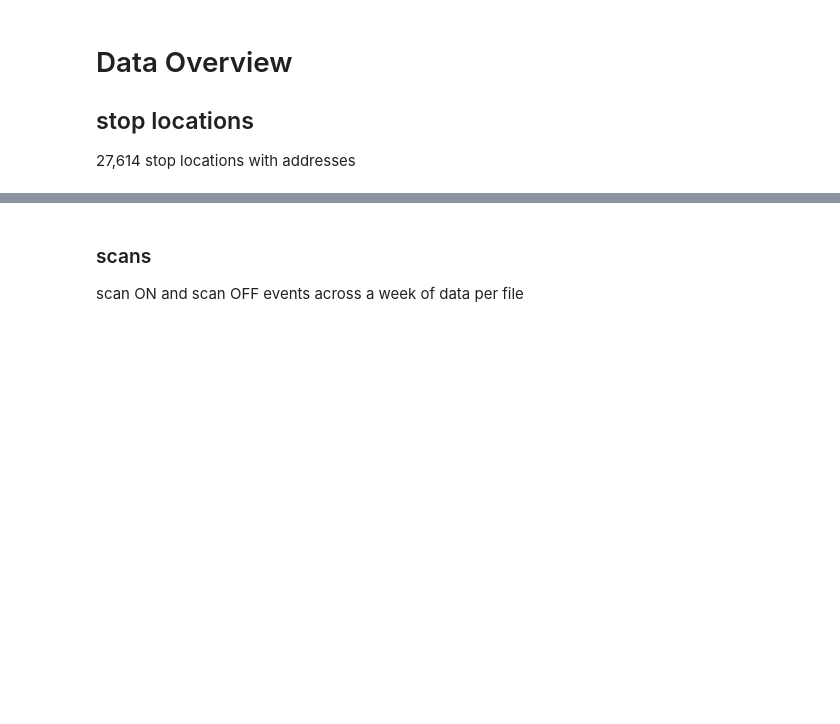
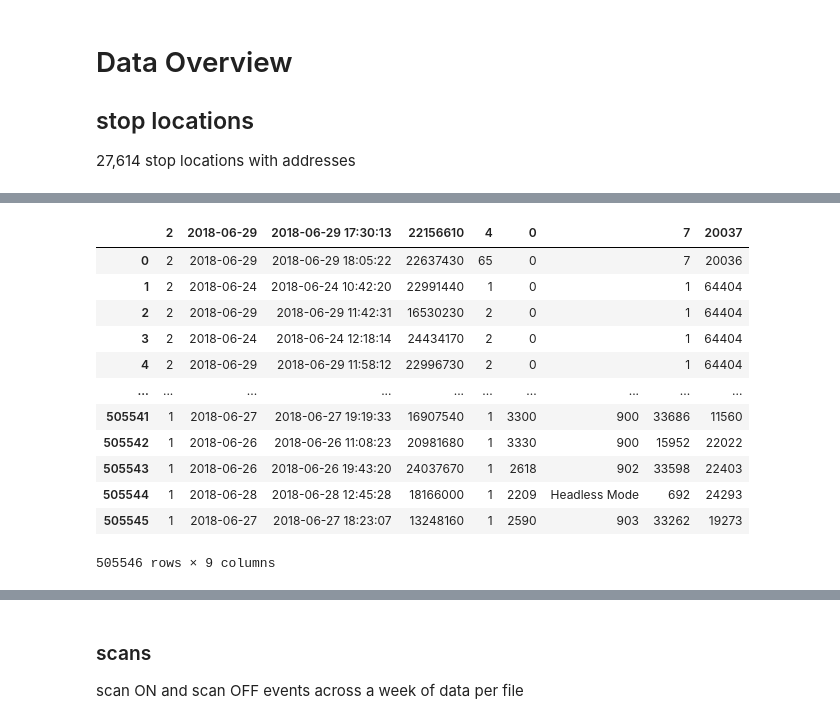
Before and after one commit to failure-driven/data-pipelines-in-ruby, a Jupyter notebook: notebooks/data_overview.ipynb, the cells around one changed output, grey strips where cells are left out. Drawn from its saved outputs; the diff is of its cells as text; code cells hidden in the pictures; blank space fills up the shorter version.

Commit message:
look at pandas, apache arrow and direct db speed

```diff
--- a/notebooks/data_overview.ipynb
+++ b/notebooks/data_overview.ipynb
@@ -6,0 +13,11 @@
+# %%
+%%time
+table = csv.read_csv(
+    "../data/myki/full_samp_0_and_1/Samp_0/ScanOffTransaction/2018/Week26/QID3530491_20180713_14034_0.txt.gz",
+    parse_options=pa.csv.ParseOptions(
+        delimiter="|"
+    )
+)
+df = table.to_pandas()
+df
+# %% [output]
@@ -6,0 +26,13 @@
+|  | 2 | 2018-06-29 | 2018-06-29 17:30:13 | 22156610 | 4 | 0 |  | 7 | 20037 |
+| 0 | 2 | 2018-06-29 | 2018-06-29 18:05:22 | 22637430 | 65 | 0 |  | 7 | 20036 |
+| 1 | 2 | 2018-06-24 | 2018-06-24 10:42:20 | 22991440 | 1 | 0 |  | 1 | 64404 |
+| 2 | 2 | 2018-06-29 | 2018-06-29 11:42:31 | 16530230 | 2 | 0 |  | 1 | 64404 |
+| 3 | 2 | 2018-06-24 | 2018-06-24 12:18:14 | 24434170 | 2 | 0 |  | 1 | 64404 |
+| 4 | 2 | 2018-06-29 | 2018-06-29 11:58:12 | 22996730 | 2 | 0 |  | 1 | 64404 |
+| ... | ... | ... | ... | ... | ... | ... | ... | ... | ... |
+| 505541 | 1 | 2018-06-27 | 2018-06-27 19:19:33 | 16907540 | 1 | 3300 | 900 | 33686 | 11560 |
+| 505542 | 1 | 2018-06-26 | 2018-06-26 11:08:23 | 20981680 | 1 | 3330 | 900 | 15952 | 22022 |
+| 505543 | 1 | 2018-06-26 | 2018-06-26 19:43:20 | 24037670 | 1 | 2618 | 902 | 33598 | 22403 |
+| 505544 | 1 | 2018-06-28 | 2018-06-28 12:45:28 | 18166000 | 1 | 2209 | Headless Mode | 692 | 24293 |
+| 505545 | 1 | 2018-06-27 | 2018-06-27 18:23:07 | 13248160 | 1 | 2590 | 903 | 33262 | 19273 |
+505546 rows × 9 columns
```
Also changed, not shown: parts of 5 cells of this notebook, 4 other files.
